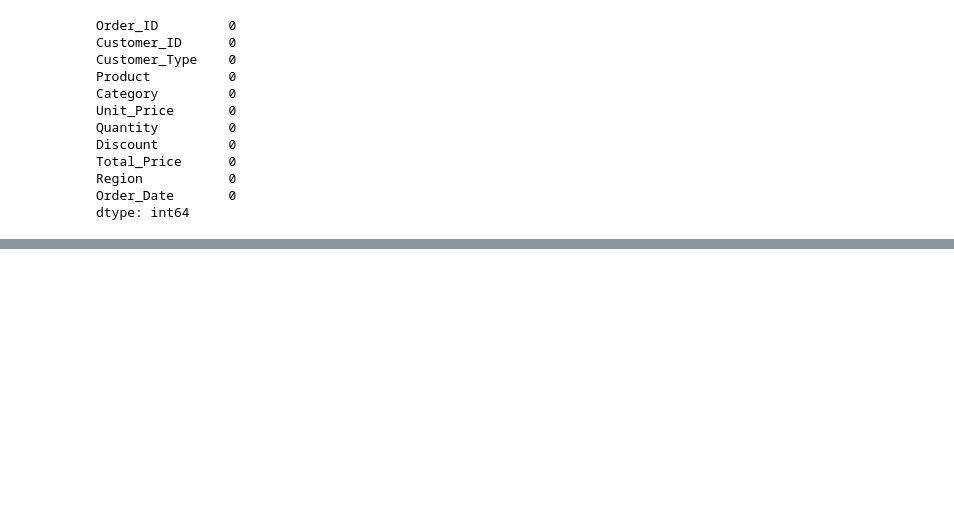
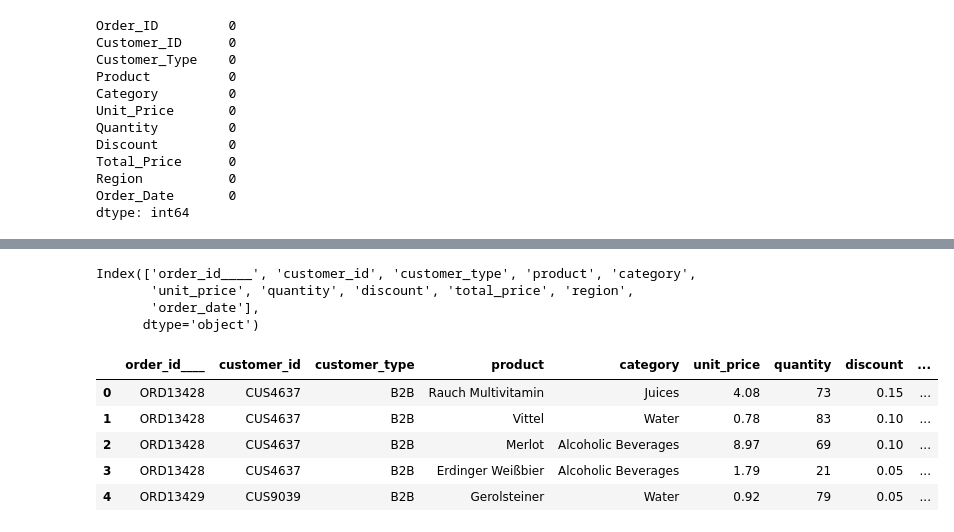
Before and after one commit to Tejas5158/Beverage_sales_analysis_Dashboard, a Jupyter notebook: Beverage_Sales_Analysis.ipynb, the cells around one changed output, grey strips where cells are left out. Drawn from its saved outputs; the diff is of its cells as text; code cells hidden in the pictures; blank space fills up the shorter version.

```diff
--- a/Beverage_Sales_Analysis.ipynb
+++ b/Beverage_Sales_Analysis.ipynb
@@ -54,0 +98,16 @@ print(df == df.rename(columns={'purchase_amount_(usd)':'purchase_amount'}))
+# %%
+df.columns
+# %% [output]
+Index(['order_id____', 'customer_id', 'customer_type', 'product', 'category',
+       'unit_price', 'quantity', 'discount', 'total_price', 'region',
+       'order_date'],
+      dtype='object')
+# %%
+df.head(5)
+# %% [output]
+|  | order_id____ | customer_id | customer_type | product | category | unit_price | quantity | discount | ... |
+| 0 | ORD13428 | CUS4637 | B2B | Rauch Multivitamin | Juices | 4.08 | 73 | 0.15 | ... |
+| 1 | ORD13428 | CUS4637 | B2B | Vittel | Water | 0.78 | 83 | 0.10 | ... |
+| 2 | ORD13428 | CUS4637 | B2B | Merlot | Alcoholic Beverages | 8.97 | 69 | 0.10 | ... |
+| 3 | ORD13428 | CUS4637 | B2B | Erdinger Weißbier | Alcoholic Beverages | 1.79 | 21 | 0.05 | ... |
+| 4 | ORD13429 | CUS9039 | B2B | Gerolsteiner | Water | 0.92 | 79 | 0.05 | ... |
```
Also changed, not shown: parts of 19 cells of this notebook, 2 other files.
